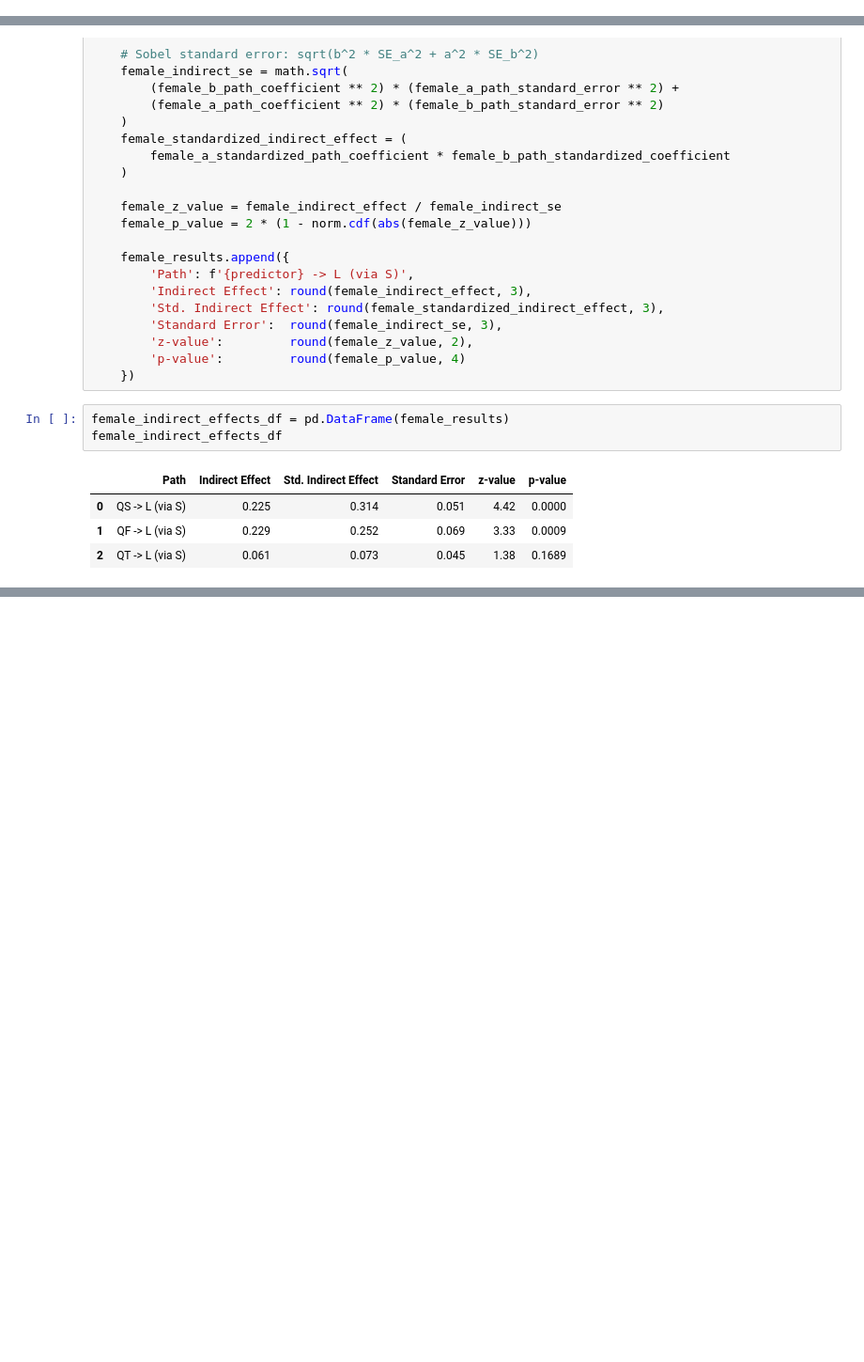
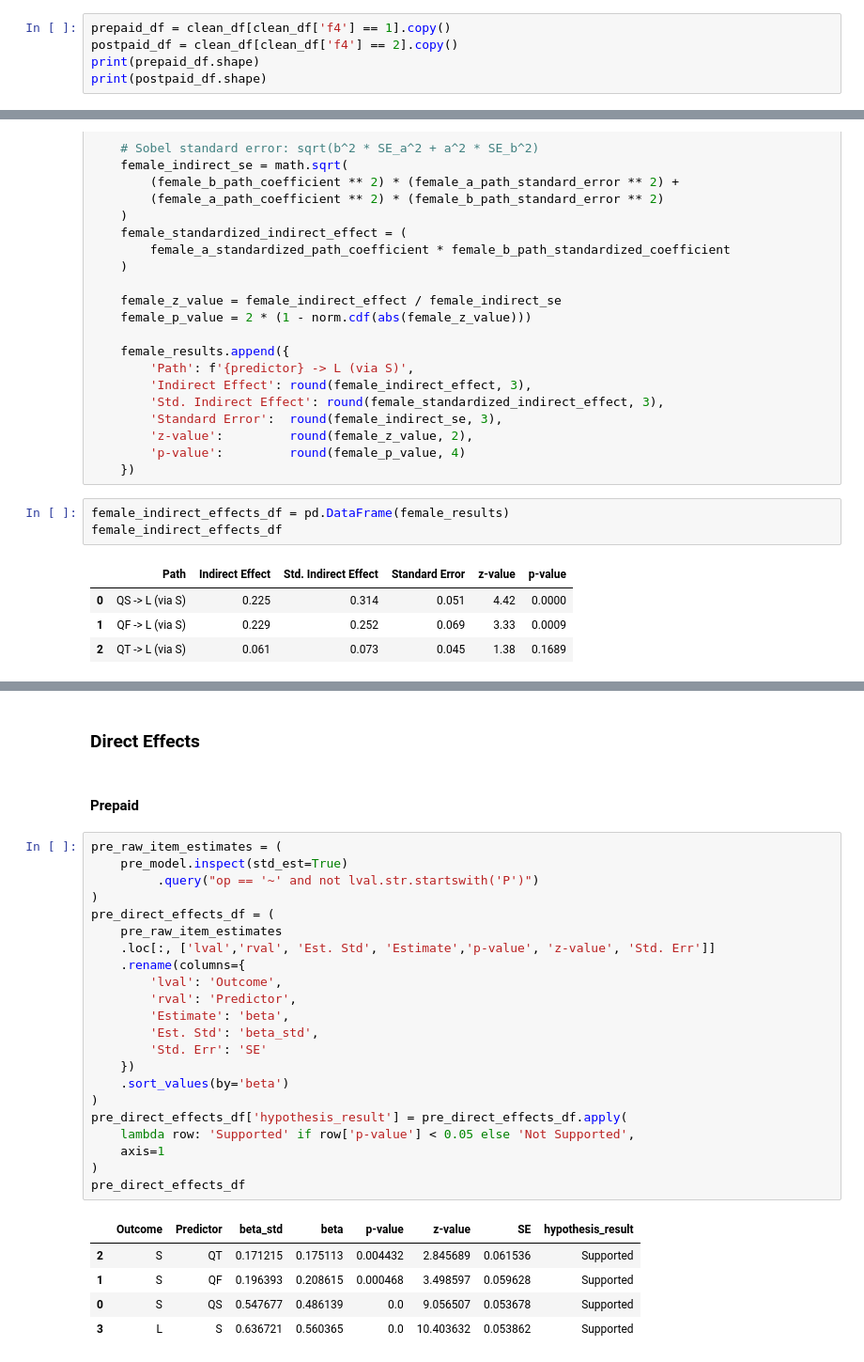
Before and after one commit to VictorValar/python-structural-equation-modeling-guide, a Jupyter notebook: Practice 3/practice_3.ipynb, the cells around one changed output, grey strips where cells are left out. Shown at 94% size. Cells and saved outputs as stored; diff of their text form; blank space fills up the shorter version.

```diff
--- a/Practice 3/practice_3.ipynb
+++ b/Practice 3/practice_3.ipynb
@@ -76,0 +77,5 @@ print(female_df.shape)
+# %%
+prepaid_df = clean_df[clean_df['f4'] == 1].copy()
+postpaid_df = clean_df[clean_df['f4'] == 2].copy()
+print(prepaid_df.shape)
+print(postpaid_df.shape)
@@ -424,0 +462,32 @@ female_indirect_effects_df
+# %% [markdown]
+### Direct Effects
+# %% [markdown]
+#### Prepaid
+# %%
+pre_raw_item_estimates = (
+    pre_model.inspect(std_est=True)
+         .query("op == '~' and not lval.str.startswith('P')")
+)
+pre_direct_effects_df = (
+    pre_raw_item_estimates
+    .loc[:, ['lval','rval', 'Est. Std', 'Estimate','p-value', 'z-value', 'Std. Err']]
+    .rename(columns={
+        'lval': 'Outcome',
+        'rval': 'Predictor',
+        'Estimate': 'beta',
+        'Est. Std': 'beta_std',
+        'Std. Err': 'SE'
+    })
+    .sort_values(by='beta')
+)
+pre_direct_effects_df['hypothesis_result'] = pre_direct_effects_df.apply(
+    lambda row: 'Supported' if row['p-value'] < 0.05 else 'Not Supported',
+    axis=1
+)
+pre_direct_effects_df
+# %% [output]
+|  | Outcome | Predictor | beta_std | beta | p-value | z-value | SE | hypothesis_result |
+| 2 | S | QT | 0.171215 | 0.175113 | 0.004432 | 2.845689 | 0.061536 | Supported |
+| 1 | S | QF | 0.196393 | 0.208615 | 0.000468 | 3.498597 | 0.059628 | Supported |
+| 0 | S | QS | 0.547677 | 0.486139 | 0.0 | 9.056507 | 0.053678 | Supported |
+| 3 | L | S | 0.636721 | 0.560365 | 0.0 | 10.403632 | 0.053862 | Supported |
```
Also changed, not shown: parts of 38 cells of this notebook.
